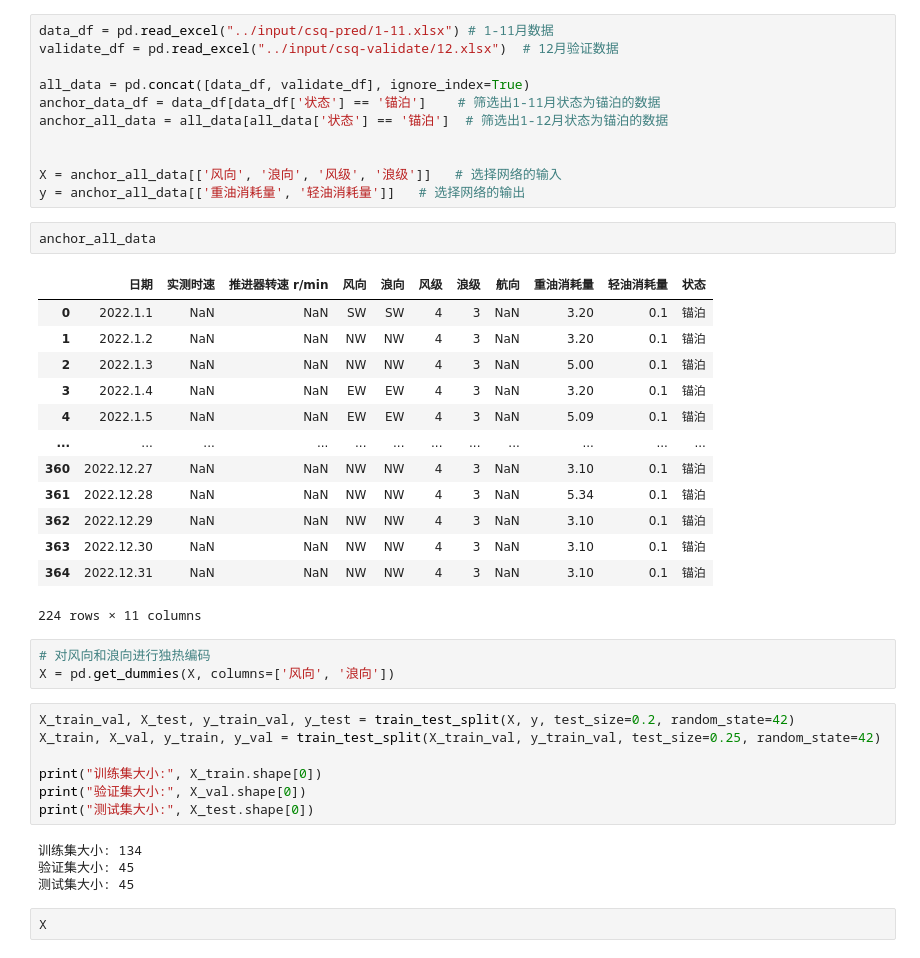
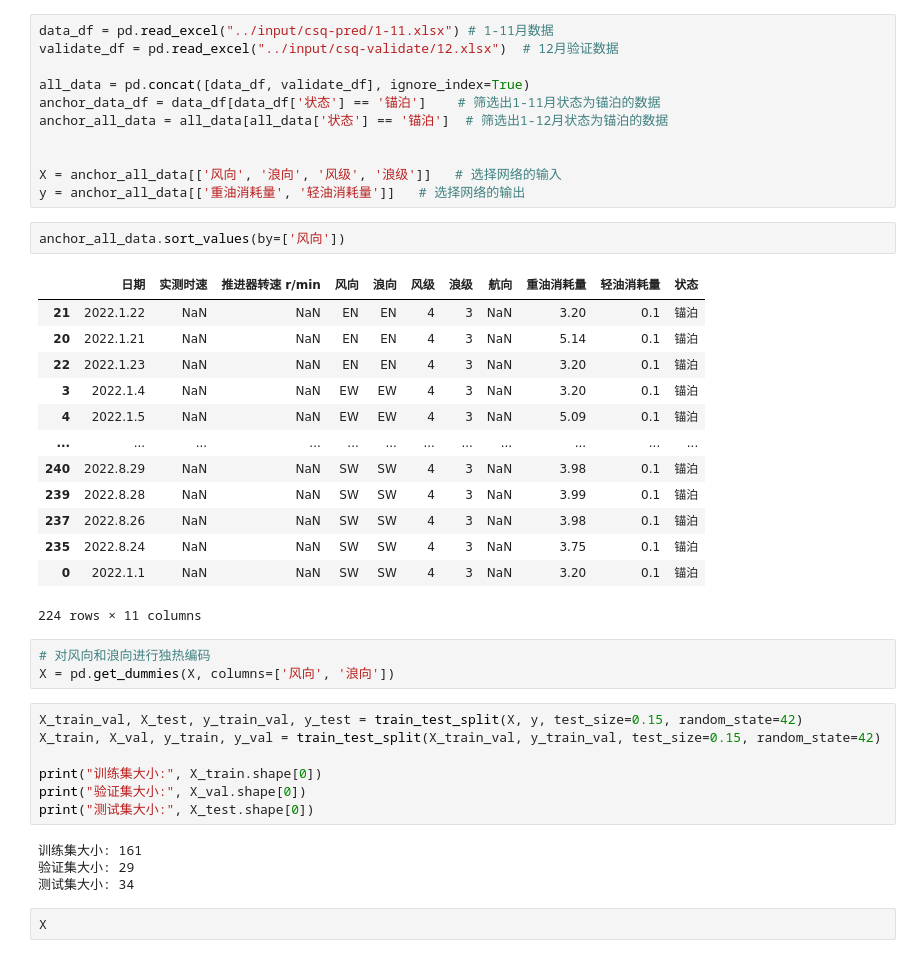
Before and after one commit to yingyingWNL/GuoChang, a Jupyter notebook: my-ann-model.ipynb, the cells around one changed output. Saved outputs shown, nothing was run; the diff lists cells and outputs as text.

```diff
--- a/my-ann-model.ipynb
+++ b/my-ann-model.ipynb
@@ -54,36 +54,36 @@ anchor_all_data = all_data[all_data['状态'] == '锚泊']  # 筛选出1-12月
 
 X = anchor_all_data[['风向', '浪向', '风级', '浪级']]   # 选择网络的输入
 y = anchor_all_data[['重油消耗量', '轻油消耗量']]   # 选择网络的输出
-# %%
-anchor_all_data
-# %% [output]
-|  | 日期 | 实测时速 | 推进器转速 r/min | 风向 | 浪向 | 风级 | 浪级 | 航向 | 重油消耗量 | 轻油消耗量 | 状态 |
-| 0 | 2022.1.1 | NaN | NaN | SW | SW | 4 | 3 | NaN | 3.20 | 0.1 | 锚泊 |
-| 1 | 2022.1.2 | NaN | NaN | NW | NW | 4 | 3 | NaN | 3.20 | 0.1 | 锚泊 |
-| 2 | 2022.1.3 | NaN | NaN | NW | NW | 4 | 3 | NaN | 5.00 | 0.1 | 锚泊 |
-| 3 | 2022.1.4 | NaN | NaN | EW | EW | 4 | 3 | NaN | 3.20 | 0.1 | 锚泊 |
-| 4 | 2022.1.5 | NaN | NaN | EW | EW | 4 | 3 | NaN | 5.09 | 0.1 | 锚泊 |
-| ... | ... | ... | ... | ... | ... | ... | ... | ... | ... | ... | ... |
-| 360 | 2022.12.27 | NaN | NaN | NW | NW | 4 | 3 | NaN | 3.10 | 0.1 | 锚泊 |
-| 361 | 2022.12.28 | NaN | NaN | NW | NW | 4 | 3 | NaN | 5.34 | 0.1 | 锚泊 |
-| 362 | 2022.12.29 | NaN | NaN | NW | NW | 4 | 3 | NaN | 3.10 | 0.1 | 锚泊 |
-| 363 | 2022.12.30 | NaN | NaN | NW | NW | 4 | 3 | NaN | 3.10 | 0.1 | 锚泊 |
-| 364 | 2022.12.31 | NaN | NaN | NW | NW | 4 | 3 | NaN | 3.10 | 0.1 | 锚泊 |
-224 rows × 11 columns
+# %%
+anchor_all_data.sort_values(by=['风向'])
+# %% [output]
+|  | 日期 | 实测时速 | 推进器转速 r/min | 风向 | 浪向 | 风级 | 浪级 | 航向 | 重油消耗量 | 轻油消耗量 | 状态 |
+| 21 | 2022.1.22 | NaN | NaN | EN | EN | 4 | 3 | NaN | 3.20 | 0.1 | 锚泊 |
+| 20 | 2022.1.21 | NaN | NaN | EN | EN | 4 | 3 | NaN | 5.14 | 0.1 | 锚泊 |
+| 22 | 2022.1.23 | NaN | NaN | EN | EN | 4 | 3 | NaN | 3.20 | 0.1 | 锚泊 |
+| 3 | 2022.1.4 | NaN | NaN | EW | EW | 4 | 3 | NaN | 3.20 | 0.1 | 锚泊 |
+| 4 | 2022.1.5 | NaN | NaN | EW | EW | 4 | 3 | NaN | 5.09 | 0.1 | 锚泊 |
+| ... | ... | ... | ... | ... | ... | ... | ... | ... | ... | ... | ... |
+| 240 | 2022.8.29 | NaN | NaN | SW | SW | 4 | 3 | NaN | 3.98 | 0.1 | 锚泊 |
+| 239 | 2022.8.28 | NaN | NaN | SW | SW | 4 | 3 | NaN | 3.99 | 0.1 | 锚泊 |
+| 237 | 2022.8.26 | NaN | NaN | SW | SW | 4 | 3 | NaN | 3.98 | 0.1 | 锚泊 |
+| 235 | 2022.8.24 | NaN | NaN | SW | SW | 4 | 3 | NaN | 3.75 | 0.1 | 锚泊 |
+| 0 | 2022.1.1 | NaN | NaN | SW | SW | 4 | 3 | NaN | 3.20 | 0.1 | 锚泊 |
+224 rows × 11 columns
 # %%
 # 对风向和浪向进行独热编码
 X = pd.get_dummies(X, columns=['风向', '浪向'])
 # %%
-X_train_val, X_test, y_train_val, y_test = train_test_split(X, y, test_size=0.2, random_state=42)
-X_train, X_val, y_train, y_val = train_test_split(X_train_val, y_train_val, test_size=0.25, random_state=42)
+X_train_val, X_test, y_train_val, y_test = train_test_split(X, y, test_size=0.15, random_state=42)
+X_train, X_val, y_train, y_val = train_test_split(X_train_val, y_train_val, test_size=0.15, random_state=42)
 
 print("训练集大小:", X_train.shape[0])
 print("验证集大小:", X_val.shape[0])
 print("测试集大小:", X_test.shape[0])
 # %% [output]
-训练集大小: 134
-验证集大小: 45
-测试集大小: 45
+训练集大小: 161
+验证集大小: 29
+测试集大小: 34
 # %%
 X
 # %% [output]
```
Also changed, not shown: parts of 17 cells of this notebook.
